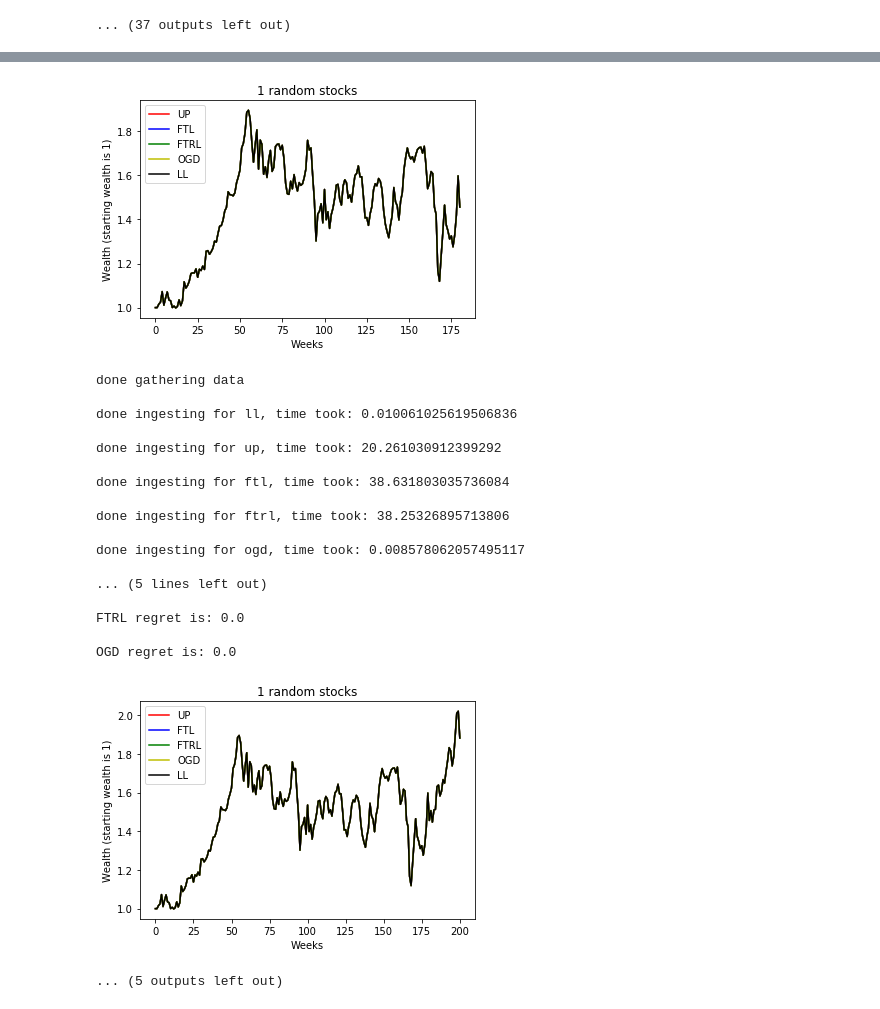
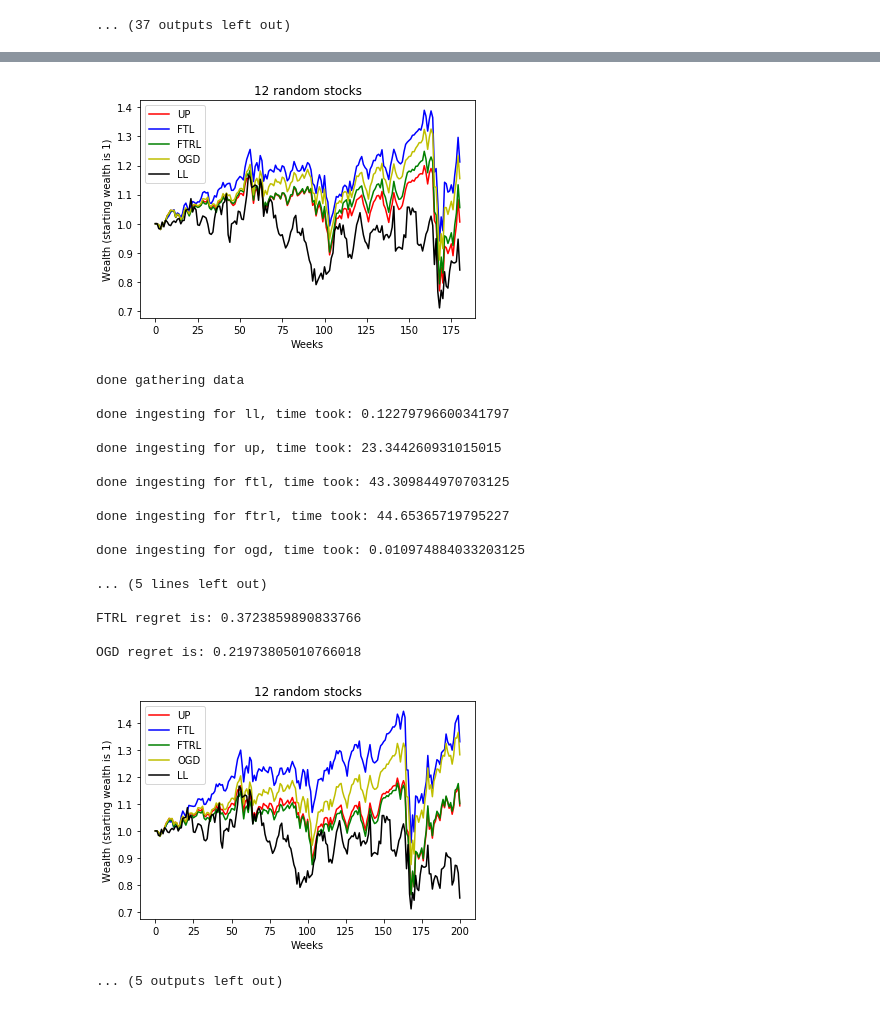
Before and after one commit to antischolar/senior-thesis-code, a Jupyter notebook: stock_data.ipynb, the cells around one changed output, grey strips where cells are left out. Drawn from its saved outputs; the diff is of its cells as text; code cells hidden in the pictures.

```diff
--- a/stock_data.ipynb
+++ b/stock_data.ipynb
@@ -107,6 +99,6 @@ def run_simulation(stock_tickers, t=None):
 # %%
 # i is the number of random stocks to use (dimension d)
-for i in range(3, 13, 3):
+for i in range(3, 12, 3):
     stock_tickers = list(random.sample(dict.keys(), i))
     # j is the number of weeks of data to use
     for j in range(100, 250, 20):
@@ -224,7 +216,7 @@ OGD regret is: 0.6356213213239641
 ... (37 outputs left out)
 # %%
 # i is the number of random stocks to use (dimension d)
-for i in range(1,2):
+for i in range(12, 13, 1):
     stock_tickers = list(random.sample(dict.keys(), i))
     # j is the number of weeks of data to use
     for j in range(100, 250, 20):
@@ -323,20 +315,20 @@ OGD regret is: 0.0
-[figure, old version]
+[figure, new version]
 done gathering data
 
-done ingesting for ll, time took: 0.010061025619506836
+done ingesting for ll, time took: 0.12279796600341797
 
-done ingesting for up, time took: 20.261030912399292
+done ingesting for up, time took: 23.344260931015015
 
-done ingesting for ftl, time took: 38.631803035736084
+done ingesting for ftl, time took: 43.309844970703125
 
-done ingesting for ftrl, time took: 38.25326895713806
+done ingesting for ftrl, time took: 44.65365719795227
 
-done ingesting for ogd, time took: 0.008578062057495117
+done ingesting for ogd, time took: 0.010974884033203125
 
 ... (5 lines left out)
 
-FTRL regret is: 0.0
+FTRL regret is: 0.3723859890833766
 
-OGD regret is: 0.0
+OGD regret is: 0.21973805010766018
-[figure, old version]
+[figure, new version]
 ... (5 outputs left out)
```
Also changed, not shown: parts of 2 cells of this notebook, 1 other file.
